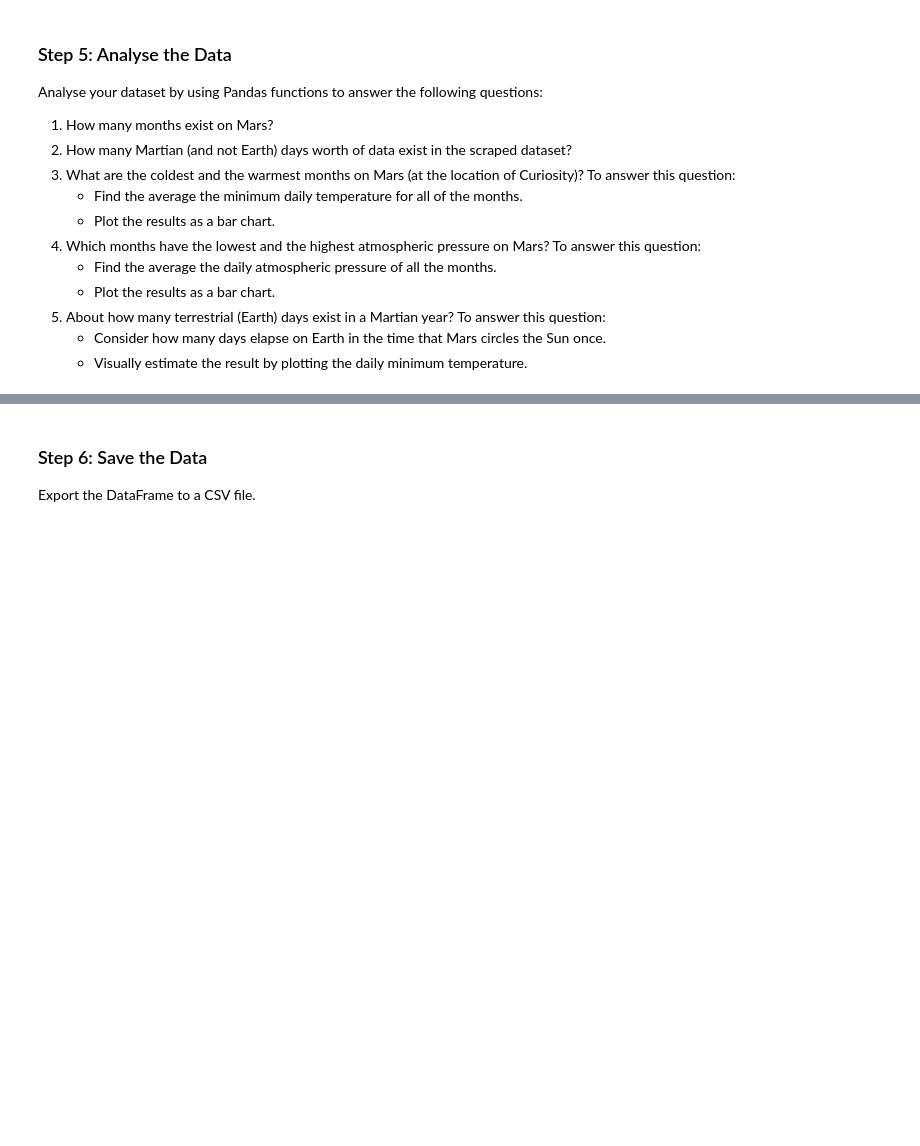
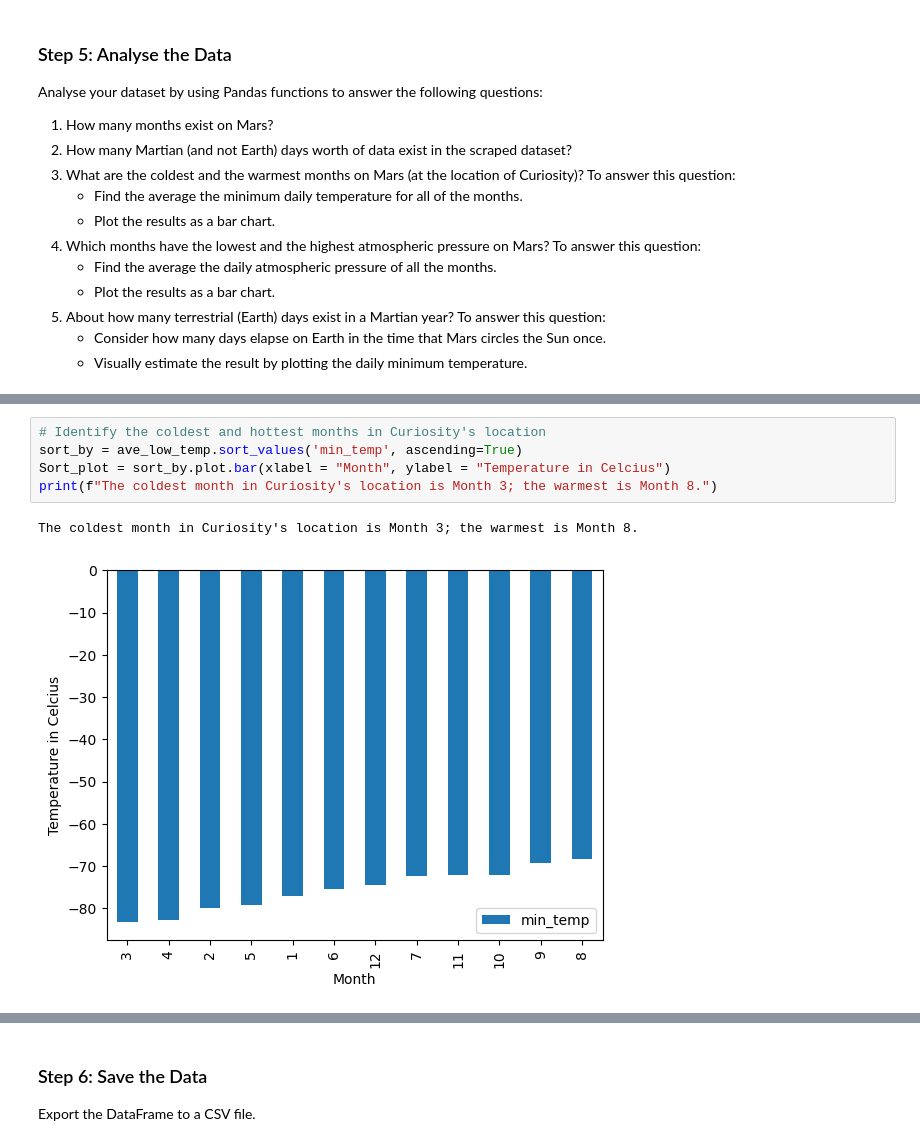
Before and after one commit to RJAndromeda/Mars_Module_11, a Jupyter notebook: part_2_mars_weather.ipynb, the cells around one changed output, grey strips where cells are left out. Drawn from its saved outputs; the diff is of its cells as text; blank space fills up the shorter version.

```diff
--- a/part_2_mars_weather.ipynb
+++ b/part_2_mars_weather.ipynb
@@ -220,0 +178,8 @@ Name: pressure, dtype: float64
+# %%
+# Identify the coldest and hottest months in Curiosity's location
+sort_by = ave_low_temp.sort_values('min_temp', ascending=True)
+Sort_plot = sort_by.plot.bar(xlabel = "Month", ylabel = "Temperature in Celcius")
+print(f"The coldest month in Curiosity's location is Month 3; the warmest is Month 8.")
+# %% [output]
+The coldest month in Curiosity's location is Month 3; the warmest is Month 8.
+[figure, added]
```
Also changed, not shown: parts of 16 cells of this notebook, 2 other files.
